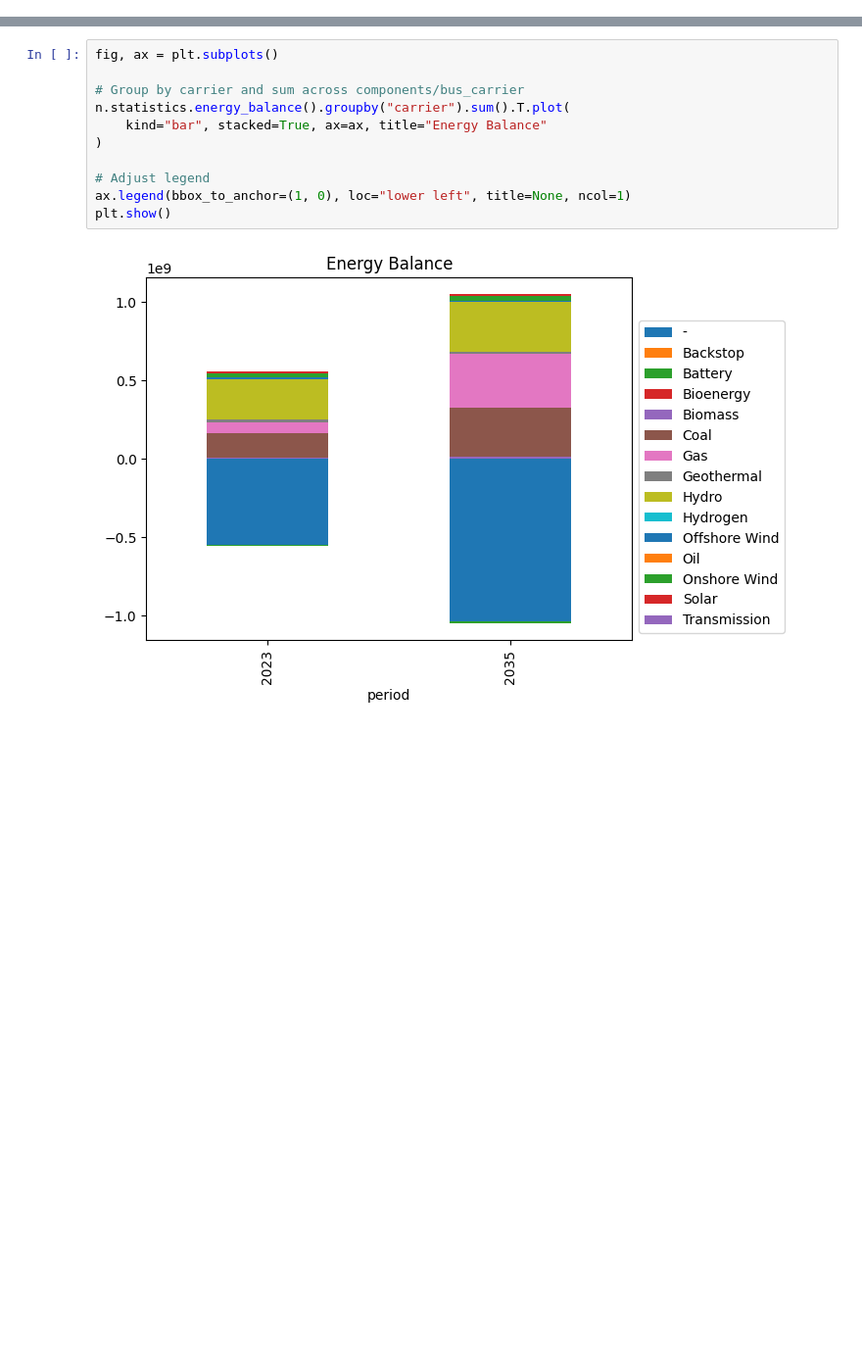
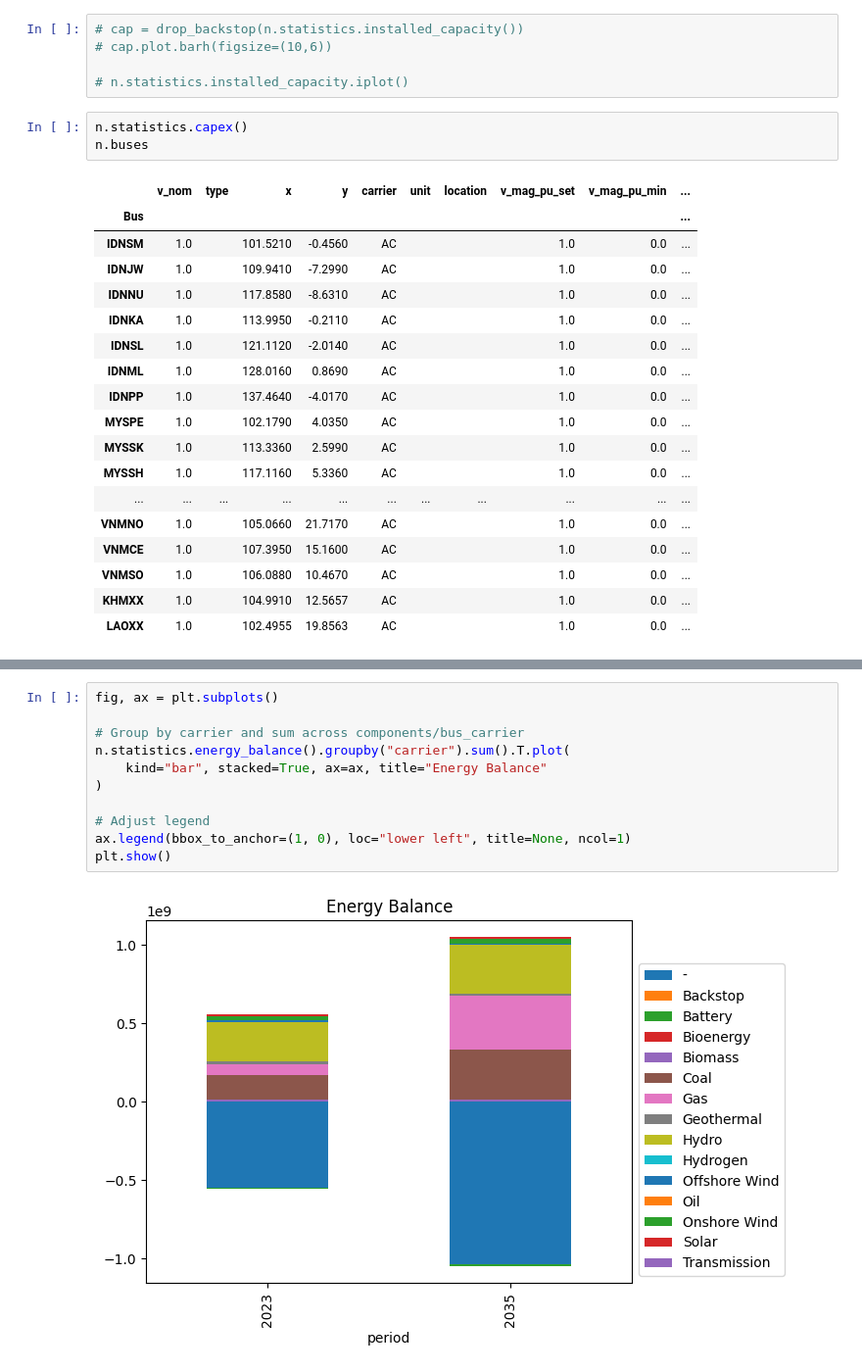
Before and after one commit to anson25gg/FYP-TZ-APG-Hydrogen-Integration, a Jupyter notebook: H2nodes.ipynb, the cells around one changed output, grey strips where cells are left out. Shown at 98% size. Drawn from its saved outputs; the diff is of its cells as text; blank space fills up the shorter version.

```diff
--- a/H2nodes.ipynb
+++ b/H2nodes.ipynb
@@ -61,0 +82,27 @@ n.statistics.installed_capacity.plot()
+# %%
+# cap = drop_backstop(n.statistics.installed_capacity())
+# cap.plot.barh(figsize=(10,6))
+
+# n.statistics.installed_capacity.iplot()
+# %%
+n.statistics.capex()
+n.buses
+# %% [output]
+|  | v_nom | type | x | y | carrier | unit | location | v_mag_pu_set | v_mag_pu_min | ... |
+| Bus |  |  |  |  |  |  |  |  |  | ... |
+| IDNSM | 1.0 |  | 101.5210 | -0.4560 | AC |  |  | 1.0 | 0.0 | ... |
+| IDNJW | 1.0 |  | 109.9410 | -7.2990 | AC |  |  | 1.0 | 0.0 | ... |
+| IDNNU | 1.0 |  | 117.8580 | -8.6310 | AC |  |  | 1.0 | 0.0 | ... |
+| IDNKA | 1.0 |  | 113.9950 | -0.2110 | AC |  |  | 1.0 | 0.0 | ... |
+| IDNSL | 1.0 |  | 121.1120 | -2.0140 | AC |  |  | 1.0 | 0.0 | ... |
+| IDNML | 1.0 |  | 128.0160 | 0.8690 | AC |  |  | 1.0 | 0.0 | ... |
+| IDNPP | 1.0 |  | 137.4640 | -4.0170 | AC |  |  | 1.0 | 0.0 | ... |
+| MYSPE | 1.0 |  | 102.1790 | 4.0350 | AC |  |  | 1.0 | 0.0 | ... |
+| MYSSK | 1.0 |  | 113.3360 | 2.5990 | AC |  |  | 1.0 | 0.0 | ... |
+| MYSSH | 1.0 |  | 117.1160 | 5.3360 | AC |  |  | 1.0 | 0.0 | ... |
+| ... | ... | ... | ... | ... | ... | ... | ... | ... | ... | ... |
+| VNMNO | 1.0 |  | 105.0660 | 21.7170 | AC |  |  | 1.0 | 0.0 | ... |
+| VNMCE | 1.0 |  | 107.3950 | 15.1600 | AC |  |  | 1.0 | 0.0 | ... |
+| VNMSO | 1.0 |  | 106.0880 | 10.4670 | AC |  |  | 1.0 | 0.0 | ... |
+| KHMXX | 1.0 |  | 104.9910 | 12.5657 | AC |  |  | 1.0 | 0.0 | ... |
+| LAOXX | 1.0 |  | 102.4955 | 19.8563 | AC |  |  | 1.0 | 0.0 | ... |
```
Also changed, not shown: parts of 8 cells of this notebook, 4 other files.
